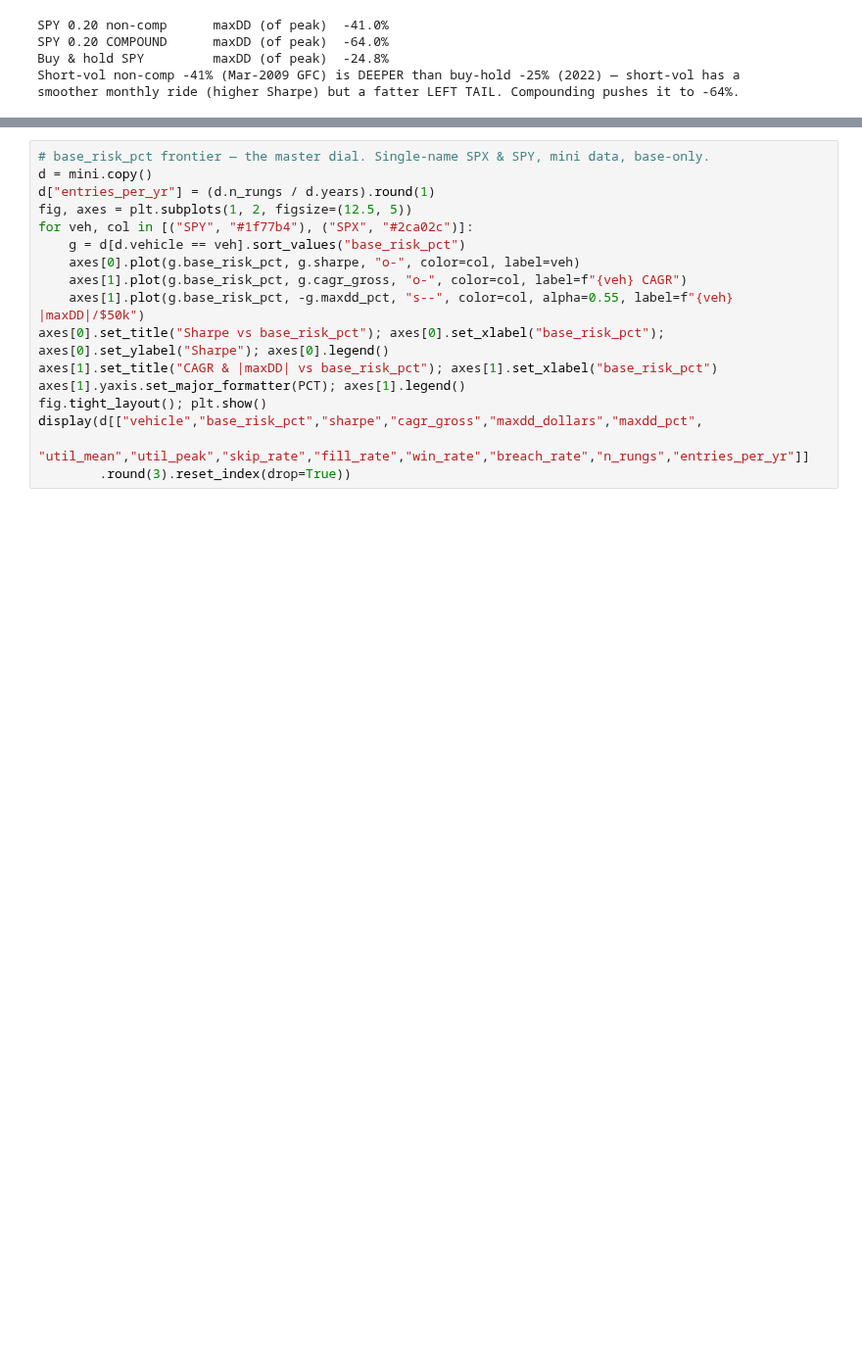
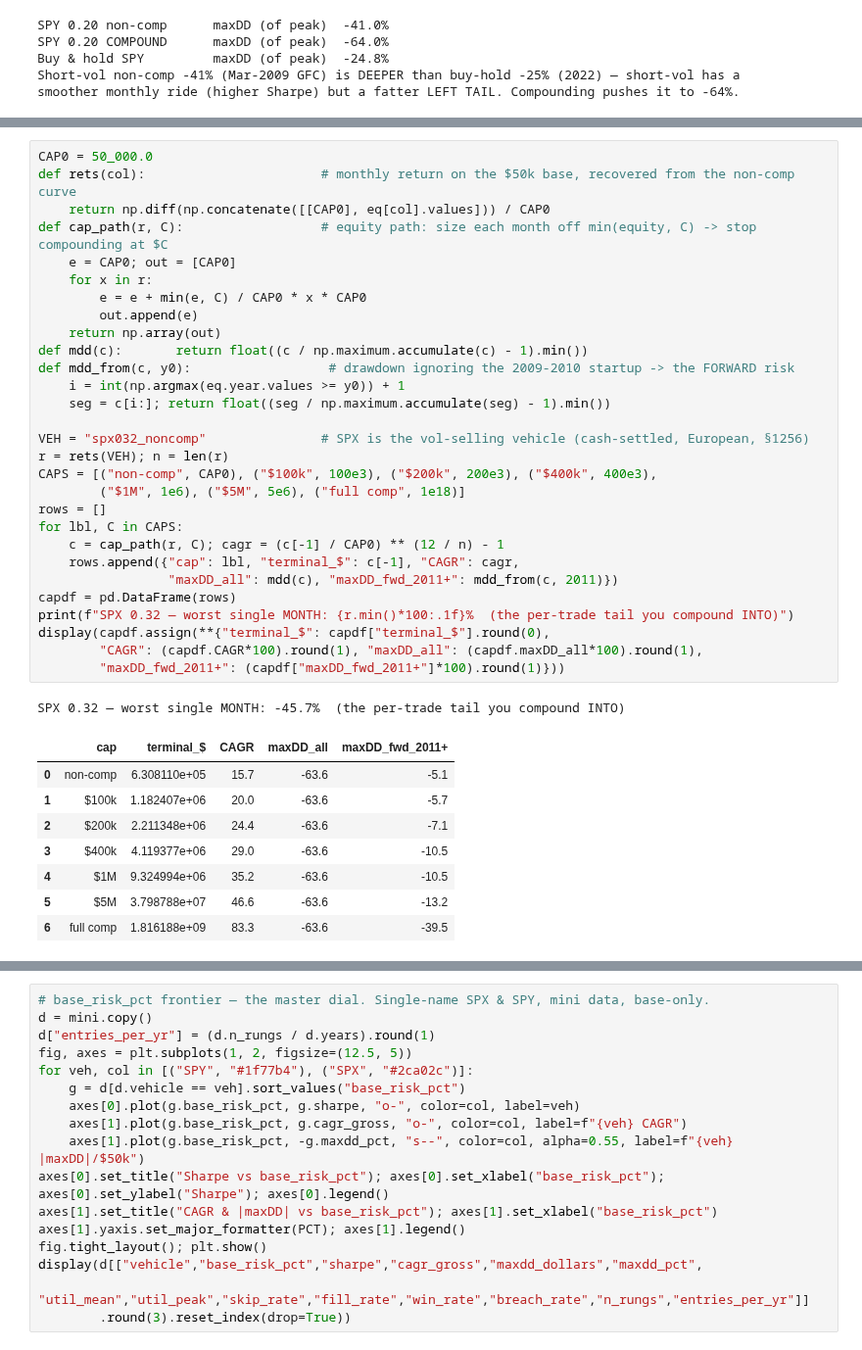
Before and after one commit to moremeds/argon, a Jupyter notebook: docs/research/vrp/macro-capital-utilisation-findings.ipynb, the cells around one changed output, grey strips where cells are left out. Shown at 98% size. Saved outputs shown, nothing was run; the diff lists cells and outputs as text; blank space fills up the shorter version.

```diff
--- a/docs/research/vrp/macro-capital-utilisation-findings.ipynb
+++ b/docs/research/vrp/macro-capital-utilisation-findings.ipynb
@@ -121,0 +130,39 @@ smoother monthly ride (higher Sharpe) but a fatter LEFT TAIL. Compounding pushes
+# %%
+CAP0 = 50_000.0
+def rets(col):                       # monthly return on the $50k base, recovered from the non-comp curve
+    return np.diff(np.concatenate([[CAP0], eq[col].values])) / CAP0
+def cap_path(r, C):                  # equity path: size each month off min(equity, C) -> stop compounding at $C
+    e = CAP0; out = [CAP0]
+    for x in r:
+        e = e + min(e, C) / CAP0 * x * CAP0
+        out.append(e)
+    return np.array(out)
+def mdd(c):       return float((c / np.maximum.accumulate(c) - 1).min())
+def mdd_from(c, y0):                  # drawdown ignoring the 2009-2010 startup -> the FORWARD risk
+    i = int(np.argmax(eq.year.values >= y0)) + 1
+    seg = c[i:]; return float((seg / np.maximum.accumulate(seg) - 1).min())
+
+VEH = "spx032_noncomp"               # SPX is the vol-selling vehicle (cash-settled, European, §1256)
+r = rets(VEH); n = len(r)
+CAPS = [("non-comp", CAP0), ("$100k", 100e3), ("$200k", 200e3), ("$400k", 400e3),
+        ("$1M", 1e6), ("$5M", 5e6), ("full comp", 1e18)]
+rows = []
+for lbl, C in CAPS:
+    c = cap_path(r, C); cagr = (c[-1] / CAP0) ** (12 / n) - 1
+    rows.append({"cap": lbl, "terminal_$": c[-1], "CAGR": cagr,
+                 "maxDD_all": mdd(c), "maxDD_fwd_2011+": mdd_from(c, 2011)})
+capdf = pd.DataFrame(rows)
+print(f"SPX 0.32 — worst single MONTH: {r.min()*100:.1f}%  (the per-trade tail you compound INTO)")
+display(capdf.assign(**{"terminal_$": capdf["terminal_$"].round(0),
+        "CAGR": (capdf.CAGR*100).round(1), "maxDD_all": (capdf.maxDD_all*100).round(1),
+        "maxDD_fwd_2011+": (capdf["maxDD_fwd_2011+"]*100).round(1)}))
+# %% [output]
+SPX 0.32 — worst single MONTH: -45.7%  (the per-trade tail you compound INTO)
+|  | cap | terminal_$ | CAGR | maxDD_all | maxDD_fwd_2011+ |
+| 0 | non-comp | 6.308110e+05 | 15.7 | -63.6 | -5.1 |
+| 1 | $100k | 1.182407e+06 | 20.0 | -63.6 | -5.7 |
+| 2 | $200k | 2.211348e+06 | 24.4 | -63.6 | -7.1 |
+| 3 | $400k | 4.119377e+06 | 29.0 | -63.6 | -10.5 |
+| 4 | $1M | 9.324994e+06 | 35.2 | -63.6 | -10.5 |
+| 5 | $5M | 3.798788e+07 | 46.6 | -63.6 | -13.2 |
+| 6 | full comp | 1.816188e+09 | 83.3 | -63.6 | -39.5 |
```
Also changed, not shown: parts of 7 cells of this notebook, 3 other files.
